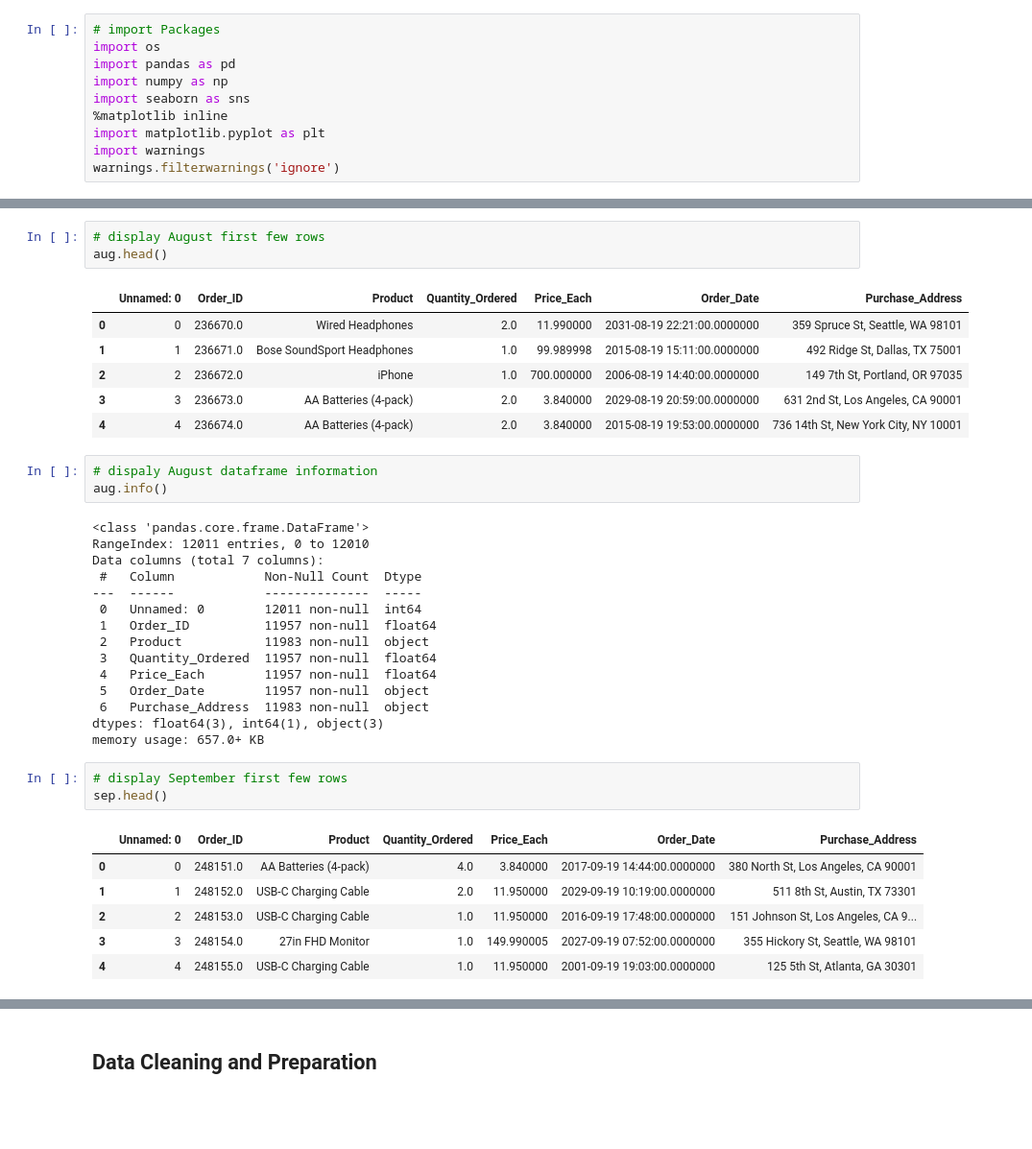
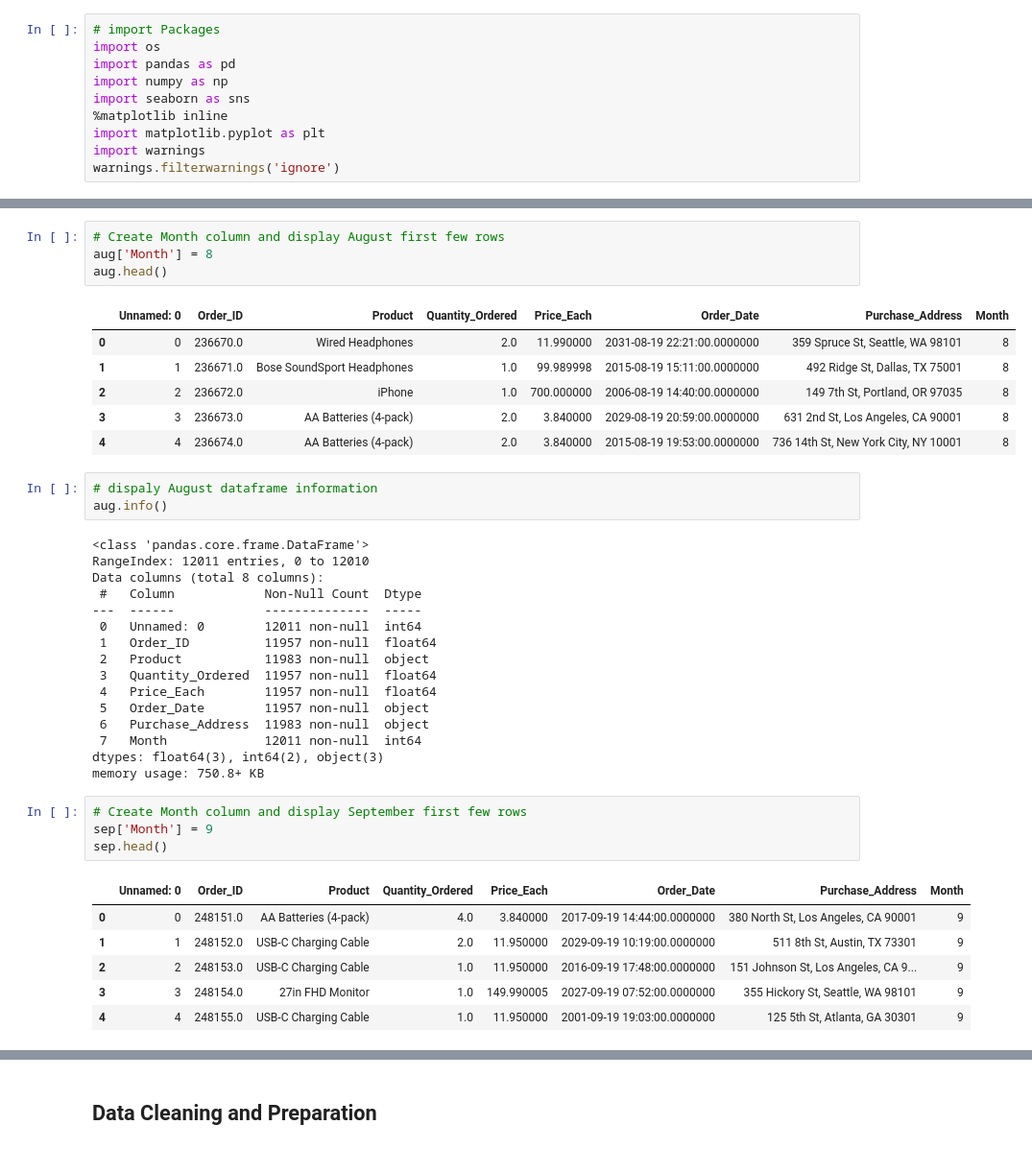
Before and after one commit to modelMaestroSolo/bi-insights, a Jupyter notebook: bi_insight.ipynb, the cells around one changed output, grey strips where cells are left out. Shown: that part at 96% size. Cells and saved outputs as stored; diff of their text form; blank space fills up the shorter version.

```diff
--- a/bi_insight.ipynb
+++ b/bi_insight.ipynb
@@ -255,20 +270,21 @@ memory usage: 786.0+ KB
 # %%
-# display August first few rows
+# Create Month column and display August first few rows
+aug['Month'] = 8
 aug.head()
 # %% [output]
-|  | Unnamed: 0 | Order_ID | Product | Quantity_Ordered | Price_Each | Order_Date | Purchase_Address |
-| 0 | 0 | 236670.0 | Wired Headphones | 2.0 | 11.990000 | 2031-08-19 22:21:00.0000000 | 359 Spruce St, Seattle, WA 98101 |
-| 1 | 1 | 236671.0 | Bose SoundSport Headphones | 1.0 | 99.989998 | 2015-08-19 15:11:00.0000000 | 492 Ridge St, Dallas, TX 75001 |
-| 2 | 2 | 236672.0 | iPhone | 1.0 | 700.000000 | 2006-08-19 14:40:00.0000000 | 149 7th St, Portland, OR 97035 |
-| 3 | 3 | 236673.0 | AA Batteries (4-pack) | 2.0 | 3.840000 | 2029-08-19 20:59:00.0000000 | 631 2nd St, Los Angeles, CA 90001 |
-| 4 | 4 | 236674.0 | AA Batteries (4-pack) | 2.0 | 3.840000 | 2015-08-19 19:53:00.0000000 | 736 14th St, New York City, NY 10001 |
+|  | Unnamed: 0 | Order_ID | Product | Quantity_Ordered | Price_Each | Order_Date | Purchase_Address | Month |
+| 0 | 0 | 236670.0 | Wired Headphones | 2.0 | 11.990000 | 2031-08-19 22:21:00.0000000 | 359 Spruce St, Seattle, WA 98101 | 8 |
+| 1 | 1 | 236671.0 | Bose SoundSport Headphones | 1.0 | 99.989998 | 2015-08-19 15:11:00.0000000 | 492 Ridge St, Dallas, TX 75001 | 8 |
+| 2 | 2 | 236672.0 | iPhone | 1.0 | 700.000000 | 2006-08-19 14:40:00.0000000 | 149 7th St, Portland, OR 97035 | 8 |
+| 3 | 3 | 236673.0 | AA Batteries (4-pack) | 2.0 | 3.840000 | 2029-08-19 20:59:00.0000000 | 631 2nd St, Los Angeles, CA 90001 | 8 |
+| 4 | 4 | 236674.0 | AA Batteries (4-pack) | 2.0 | 3.840000 | 2015-08-19 19:53:00.0000000 | 736 14th St, New York City, NY 10001 | 8 |
 # %%
 # dispaly August dataframe information
 aug.info()
 # %% [output]
 <class 'pandas.core.frame.DataFrame'>
 RangeIndex: 12011 entries, 0 to 12010
-Data columns (total 7 columns):
+Data columns (total 8 columns):
  #   Column            Non-Null Count  Dtype
 ---  ------            --------------  -----
  0   Unnamed: 0        12011 non-null  int64
@@ -278,18 +294,20 @@ Data columns (total 7 columns):
  4   Price_Each        11957 non-null  float64
  5   Order_Date        11957 non-null  object
  6   Purchase_Address  11983 non-null  object
-dtypes: float64(3), int64(1), object(3)
-memory usage: 657.0+ KB
+ 7   Month             12011 non-null  int64
+dtypes: float64(3), int64(2), object(3)
+memory usage: 750.8+ KB
 # %%
-# display September first few rows
+# Create Month column and display September first few rows
+sep['Month'] = 9
 sep.head()
 # %% [output]
-|  | Unnamed: 0 | Order_ID | Product | Quantity_Ordered | Price_Each | Order_Date | Purchase_Address |
-| 0 | 0 | 248151.0 | AA Batteries (4-pack) | 4.0 | 3.840000 | 2017-09-19 14:44:00.0000000 | 380 North St, Los Angeles, CA 90001 |
-| 1 | 1 | 248152.0 | USB-C Charging Cable | 2.0 | 11.950000 | 2029-09-19 10:19:00.0000000 | 511 8th St, Austin, TX 73301 |
-| 2 | 2 | 248153.0 | USB-C Charging Cable | 1.0 | 11.950000 | 2016-09-19 17:48:00.0000000 | 151 Johnson St, Los Angeles, CA 9... |
-| 3 | 3 | 248154.0 | 27in FHD Monitor | 1.0 | 149.990005 | 2027-09-19 07:52:00.0000000 | 355 Hickory St, Seattle, WA 98101 |
-| 4 | 4 | 248155.0 | USB-C Charging Cable | 1.0 | 11.950000 | 2001-09-19 19:03:00.0000000 | 125 5th St, Atlanta, GA 30301 |
+|  | Unnamed: 0 | Order_ID | Product | Quantity_Ordered | Price_Each | Order_Date | Purchase_Address | Month |
+| 0 | 0 | 248151.0 | AA Batteries (4-pack) | 4.0 | 3.840000 | 2017-09-19 14:44:00.0000000 | 380 North St, Los Angeles, CA 90001 | 9 |
+| 1 | 1 | 248152.0 | USB-C Charging Cable | 2.0 | 11.950000 | 2029-09-19 10:19:00.0000000 | 511 8th St, Austin, TX 73301 | 9 |
+| 2 | 2 | 248153.0 | USB-C Charging Cable | 1.0 | 11.950000 | 2016-09-19 17:48:00.0000000 | 151 Johnson St, Los Angeles, CA 9... | 9 |
+| 3 | 3 | 248154.0 | 27in FHD Monitor | 1.0 | 149.990005 | 2027-09-19 07:52:00.0000000 | 355 Hickory St, Seattle, WA 98101 | 9 |
+| 4 | 4 | 248155.0 | USB-C Charging Cable | 1.0 | 11.950000 | 2001-09-19 19:03:00.0000000 | 125 5th St, Atlanta, GA 30301 | 9 |
 # %%
 # dispaly september dataframe information
 sep.info()
```
Also changed, not shown: parts of 59 cells of this notebook.
